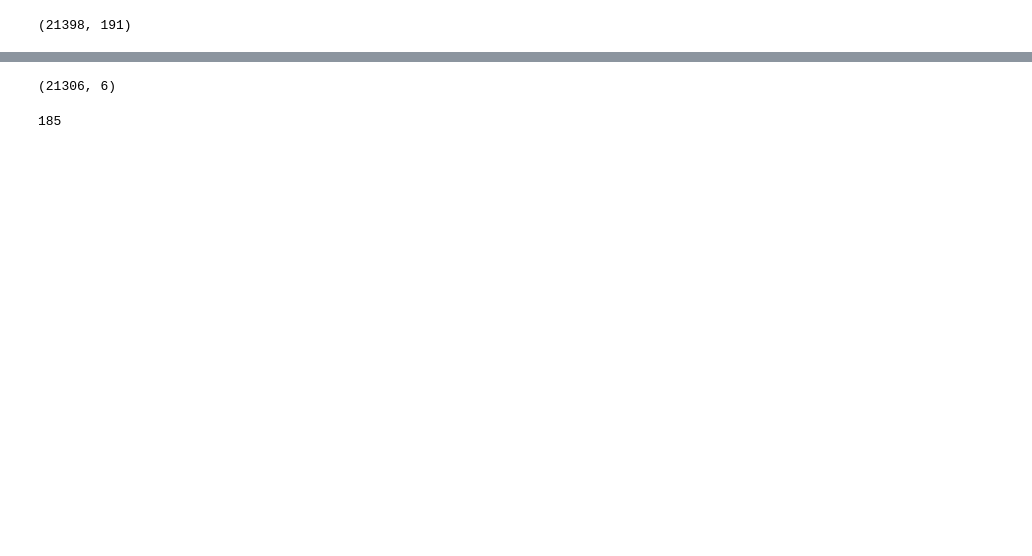
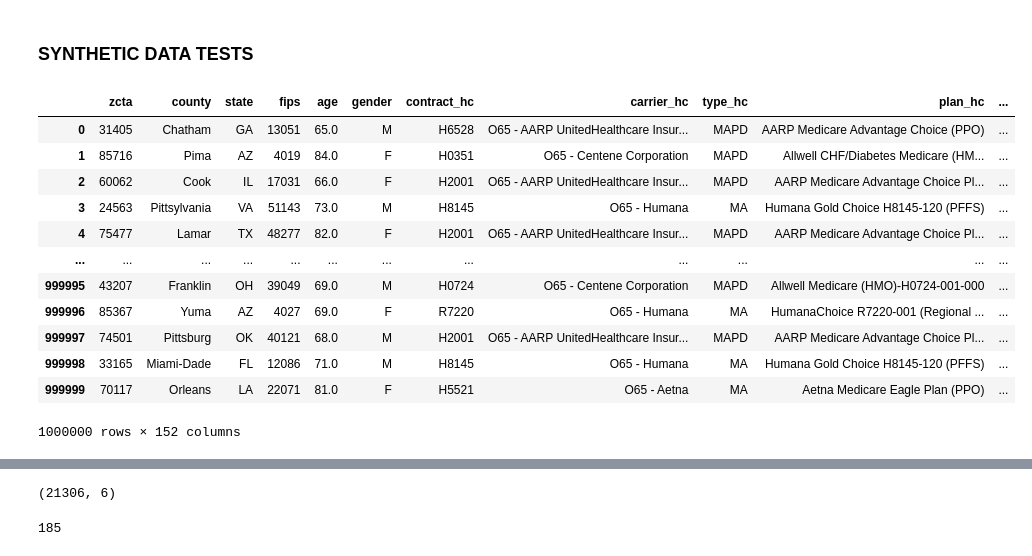
Before and after one commit to jawhar-healthcare/MedicareAdvantage_Pre_Conversion_LTV, a Jupyter notebook: model_dev.ipynb, the cells around one changed output, grey strips where cells are left out. Cells and saved outputs as stored; diff of their text form; code cells hidden in the pictures; blank space fills up the shorter version.

```diff
--- a/model_dev.ipynb
+++ b/model_dev.ipynb
@@ -22,4 +13,0 @@ ma_data.head()
-# %%
-ma_data.shape
-# %% [output]
-(21398, 191)
@@ -25,0 +16,19 @@ ma_data.shape
+# %% [markdown]
+### SYNTHETIC DATA TESTS
+# %%
+synth_data = pd.read_csv("s3://hc-data-science/med-adv-sales-data/synthetic_data_1M_rows.csv", low_memory= False)
+synth_data
+# %% [output]
+|  | zcta | county | state | fips | age | gender | contract_hc | carrier_hc | type_hc | plan_hc | ... |
+| 0 | 31405 | Chatham | GA | 13051 | 65.0 | M | H6528 | O65 - AARP UnitedHealthcare Insur... | MAPD | AARP Medicare Advantage Choice (PPO) | ... |
+| 1 | 85716 | Pima | AZ | 4019 | 84.0 | F | H0351 | O65 - Centene Corporation | MAPD | Allwell CHF/Diabetes Medicare (HM... | ... |
+| 2 | 60062 | Cook | IL | 17031 | 66.0 | F | H2001 | O65 - AARP UnitedHealthcare Insur... | MAPD | AARP Medicare Advantage Choice Pl... | ... |
+| 3 | 24563 | Pittsylvania | VA | 51143 | 73.0 | M | H8145 | O65 - Humana | MA | Humana Gold Choice H8145-120 (PFFS) | ... |
+| 4 | 75477 | Lamar | TX | 48277 | 82.0 | F | H2001 | O65 - AARP UnitedHealthcare Insur... | MAPD | AARP Medicare Advantage Choice Pl... | ... |
+| ... | ... | ... | ... | ... | ... | ... | ... | ... | ... | ... | ... |
+| 999995 | 43207 | Franklin | OH | 39049 | 69.0 | M | H0724 | O65 - Centene Corporation | MAPD | Allwell Medicare (HMO)-H0724-001-000 | ... |
+| 999996 | 85367 | Yuma | AZ | 4027 | 69.0 | F | R7220 | O65 - Humana | MA | HumanaChoice R7220-001 (Regional ... | ... |
+| 999997 | 74501 | Pittsburg | OK | 40121 | 68.0 | M | H2001 | O65 - AARP UnitedHealthcare Insur... | MAPD | AARP Medicare Advantage Choice Pl... | ... |
+| 999998 | 33165 | Miami-Dade | FL | 12086 | 71.0 | M | H8145 | O65 - Humana | MA | Humana Gold Choice H8145-120 (PFFS) | ... |
+| 999999 | 70117 | Orleans | LA | 22071 | 81.0 | F | H5521 | O65 - Aetna | MA | Aetna Medicare Eagle Plan (PPO) | ... |
+1000000 rows × 152 columns
```
Also changed, not shown: parts of 27 cells of this notebook, 7 other files.
